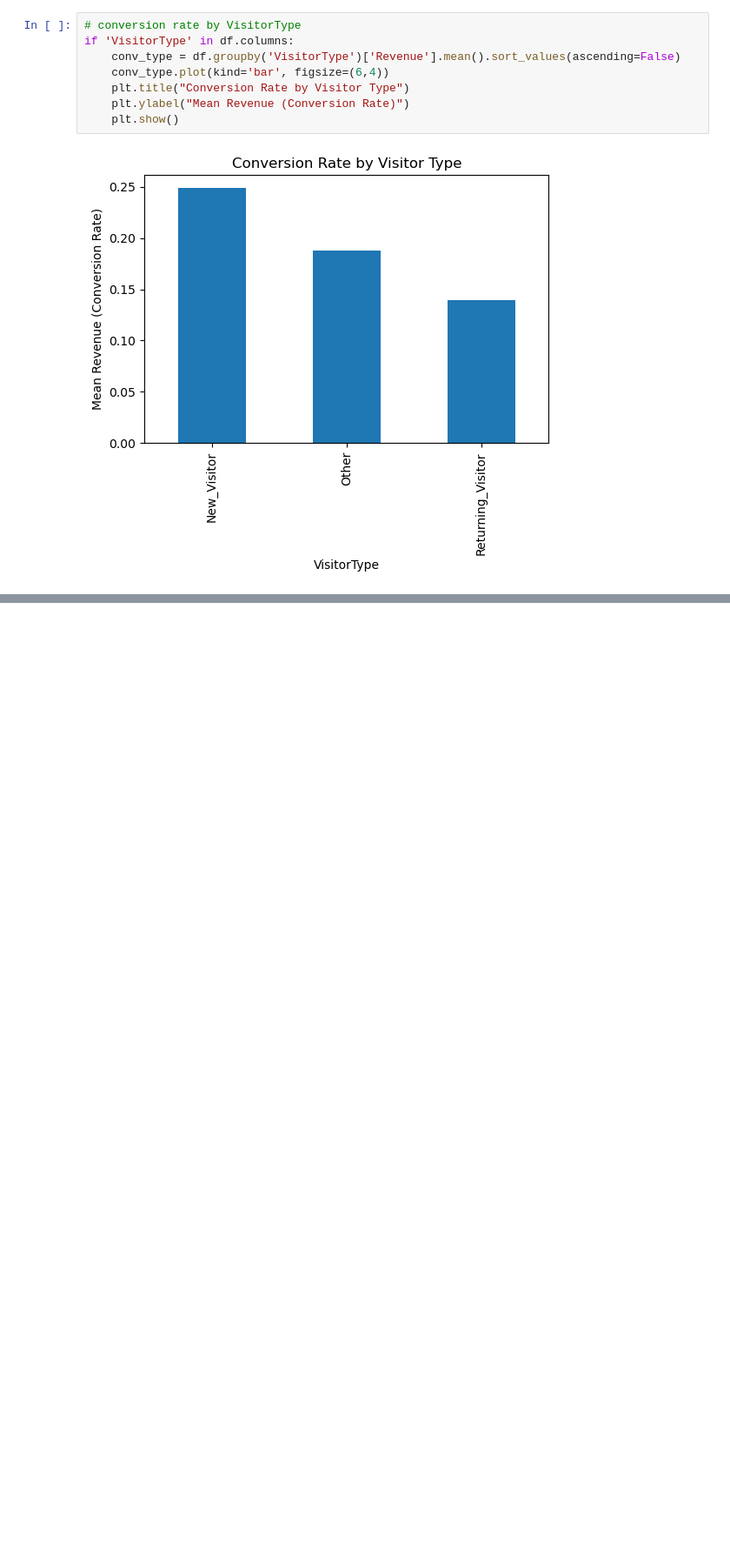
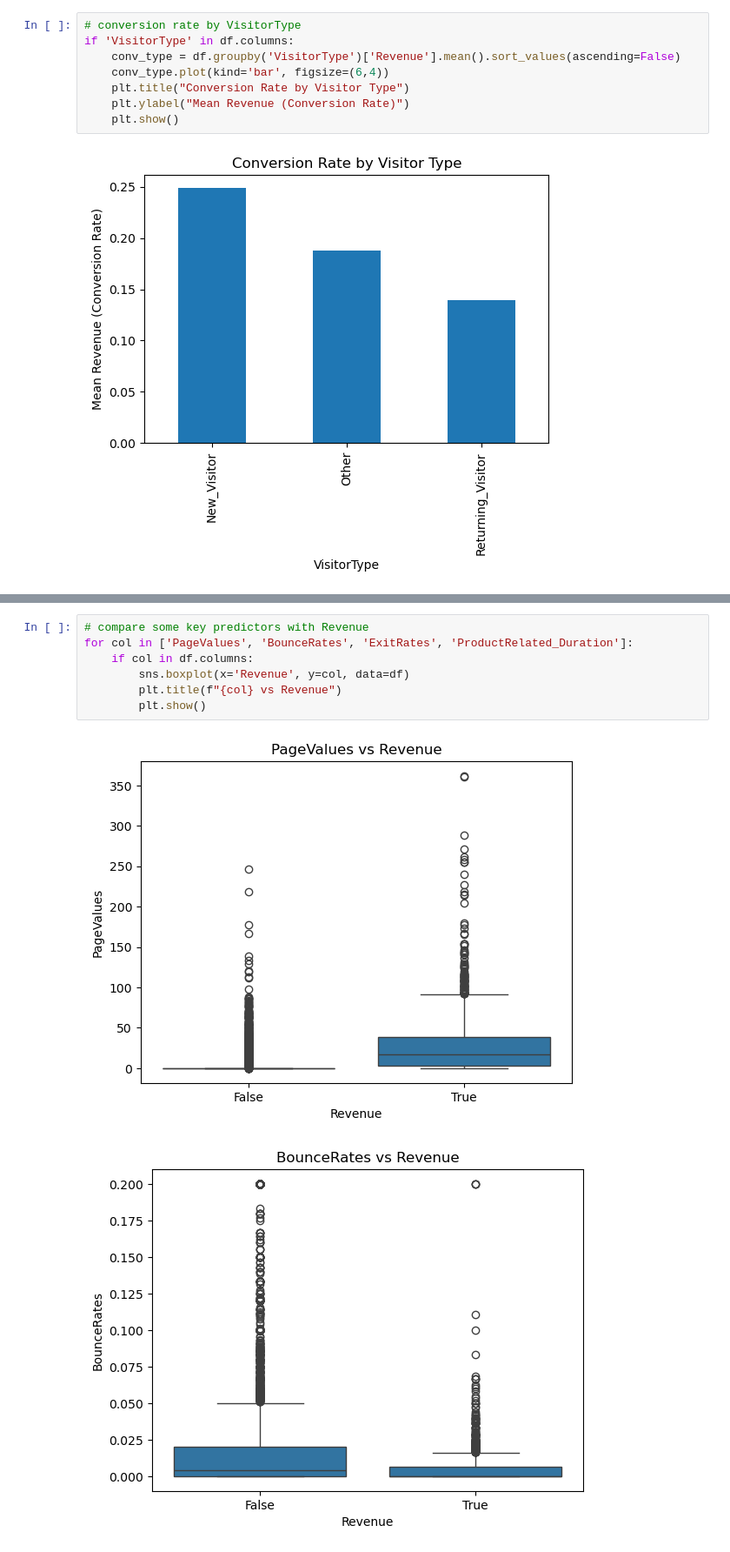
Before and after one commit to tianajsmith-cbs/Applied-Machine-Learning-Project, a Jupyter notebook: Notebooks/01_exploration.ipynb, the cells around one changed output, grey strips where cells are left out. Shown at 87% size. Drawn from its saved outputs; the diff is of its cells as text; blank space fills up the shorter version.

```diff
--- a/Notebooks/01_exploration.ipynb
+++ b/Notebooks/01_exploration.ipynb
@@ -136,0 +146,10 @@ if 'VisitorType' in df.columns:
+# %%
+# compare some key predictors with Revenue
+for col in ['PageValues', 'BounceRates', 'ExitRates', 'ProductRelated_Duration']:
+    if col in df.columns:
+        sns.boxplot(x='Revenue', y=col, data=df)
+        plt.title(f"{col} vs Revenue")
+        plt.show()
+# %% [output]
+[figure, added]
+[figure, added]
```
Also changed, not shown: parts of 2 cells of this notebook, 2 other files.
